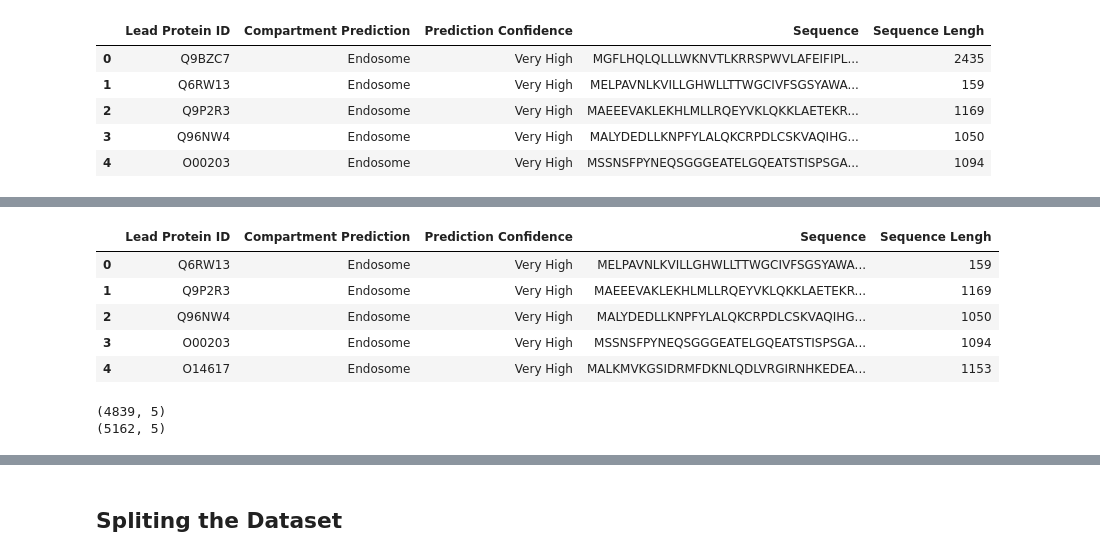
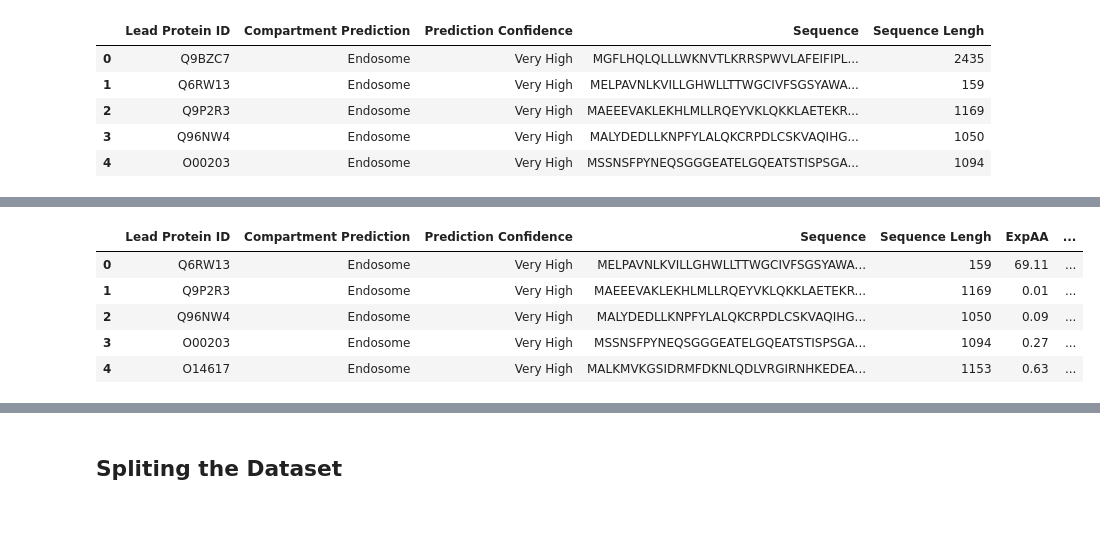
Before and after one commit to JulieRojas/Protein_Localisation_ML, a Jupyter notebook: Compartment_prediction/7Compartments_added_features/Analysis_data.ipynb, the cells around one changed output, grey strips where cells are left out. Cells and saved outputs as stored; diff of their text form; code cells hidden in the pictures; blank space fills up the shorter version.

```diff
--- a/Compartment_prediction/7Compartments_added_features/Analysis_data.ipynb
+++ b/Compartment_prediction/7Compartments_added_features/Analysis_data.ipynb
@@ -121,0 +123,3 @@ set(SP['Prediction'])
+# %%
+Combined_prep = pd.merge(TMD, SP, on="ID")
+Combined_prep.head()
@@ -121,0 +133,13 @@ set(SP['Prediction'])
+# %%
+l_cs = Combined_prep['CS Position'].values
+l_len = Combined_prep['len'].values.astype(int)
+l_seq =[]
+for i in range(len(l_len)):
+    seq = [0]* l_len[i]
+    if l_cs[i] != []:
+        for x in l_cs[i]:
+            interval = re.findall('\d{1,}', x)
+            seq[int(interval[0]):int(interval[1])+1] = [1 for n in seq[int(interval[0]):int(interval[1])+1]]
+    l_seq.append(seq)
+
+Combined_prep['CS position Seq'] = l_seq
@@ -155,0 +193,7 @@ df.head()
+# %%
+Full_df = pd.merge(df, Combined_prep, how='inner', left_on= 'Lead Protein ID', right_on= 'ID',
+         left_index=False, right_index=False, sort=False)
+# %%
+Full_df.drop('ID', axis=1, inplace=True)
+Full_df.drop('len', axis=1, inplace=True)
+Full_df.drop('OTHER', axis=1, inplace=True)
@@ -162,19 +215,13 @@ ax.set_xscale('log')
 # %%
-indexNames = df[ df['Sequence Lengh'] > 1500 ].index
+indexNames = Full_df[ Full_df['Sequence Lengh'] > 1500 ].index
 
 # Delete these row indexes from dataFrame
-df_short = df.drop(indexNames , inplace=False).reset_index(drop=True)
-df_short.head()
+Full_df = Full_df.drop(indexNames , inplace=False).reset_index(drop=True)
+Full_df.head()
 # %% [output]
-|  | Lead Protein ID | Compartment Prediction | Prediction Confidence | Sequence | Sequence Lengh |
-| 0 | Q6RW13 | Endosome | Very High | MELPAVNLKVILLGHWLLTTWGCIVFSGSYAWA... | 159 |
-| 1 | Q9P2R3 | Endosome | Very High | MAEEEVAKLEKHLMLLRQEYVKLQKKLAETEKR... | 1169 |
-| 2 | Q96NW4 | Endosome | Very High | MALYDEDLLKNPFYLALQKCRPDLCSKVAQIHG... | 1050 |
-| 3 | O00203 | Endosome | Very High | MSSNSFPYNEQSGGGEATELGQEATSTISPSGA... | 1094 |
-| 4 | O14617 | Endosome | Very High | MALKMVKGSIDRMFDKNLQDLVRGIRNHKEDEA... | 1153 |
+|  | Lead Protein ID | Compartment Prediction | Prediction Confidence | Sequence | Sequence Lengh | ExpAA | ... |
+| 0 | Q6RW13 | Endosome | Very High | MELPAVNLKVILLGHWLLTTWGCIVFSGSYAWA... | 159 | 69.11 | ... |
+| 1 | Q9P2R3 | Endosome | Very High | MAEEEVAKLEKHLMLLRQEYVKLQKKLAETEKR... | 1169 | 0.01 | ... |
+| 2 | Q96NW4 | Endosome | Very High | MALYDEDLLKNPFYLALQKCRPDLCSKVAQIHG... | 1050 | 0.09 | ... |
+| 3 | O00203 | Endosome | Very High | MSSNSFPYNEQSGGGEATELGQEATSTISPSGA... | 1094 | 0.27 | ... |
+| 4 | O14617 | Endosome | Very High | MALKMVKGSIDRMFDKNLQDLVRGIRNHKEDEA... | 1153 | 0.63 | ... |
-# %%
-print(df_short.shape)
-print(df.shape)
-# %% [output]
-(4839, 5)
-(5162, 5)
```
Also changed, not shown: parts of 34 cells of this notebook, 3 other files.
